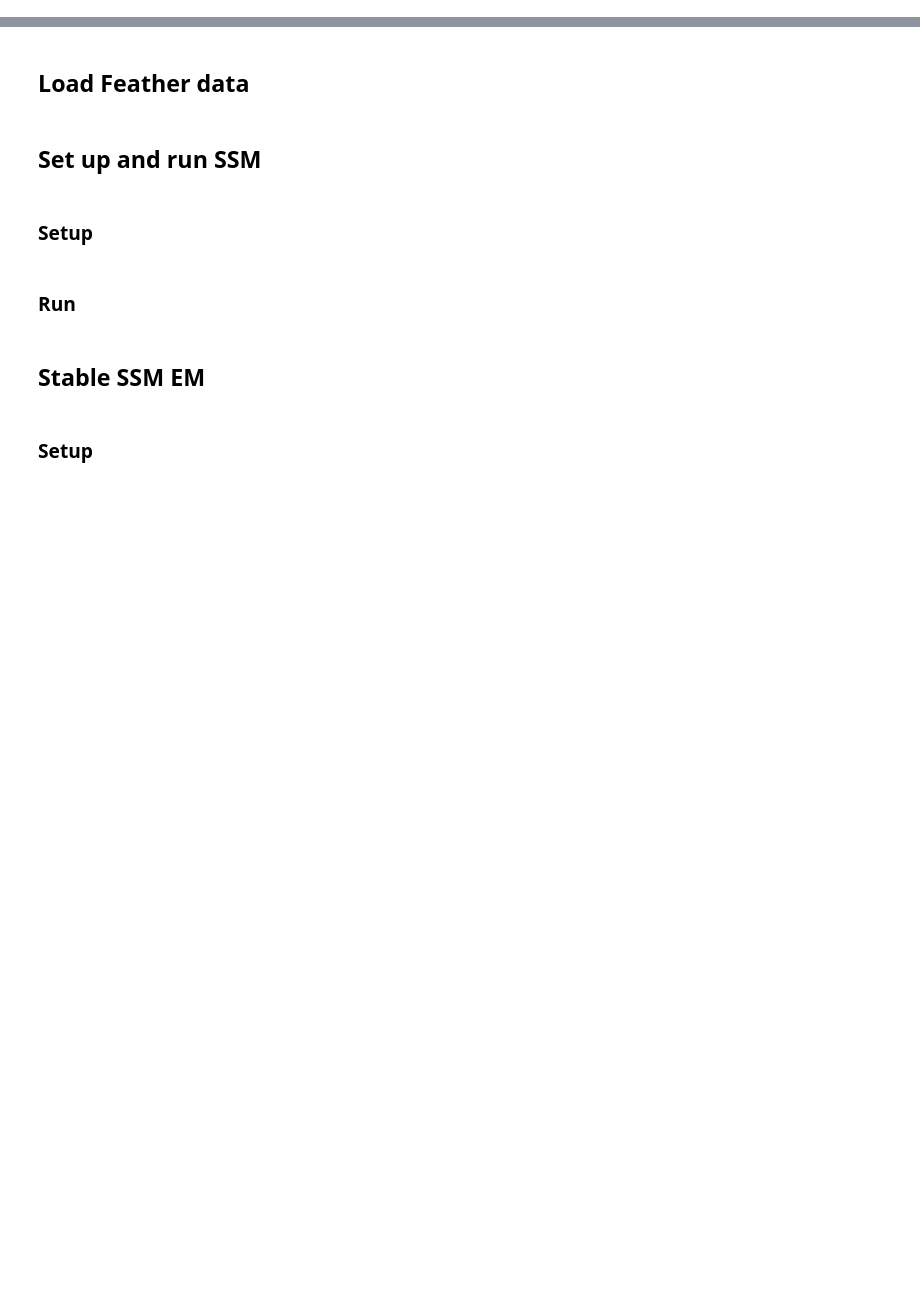
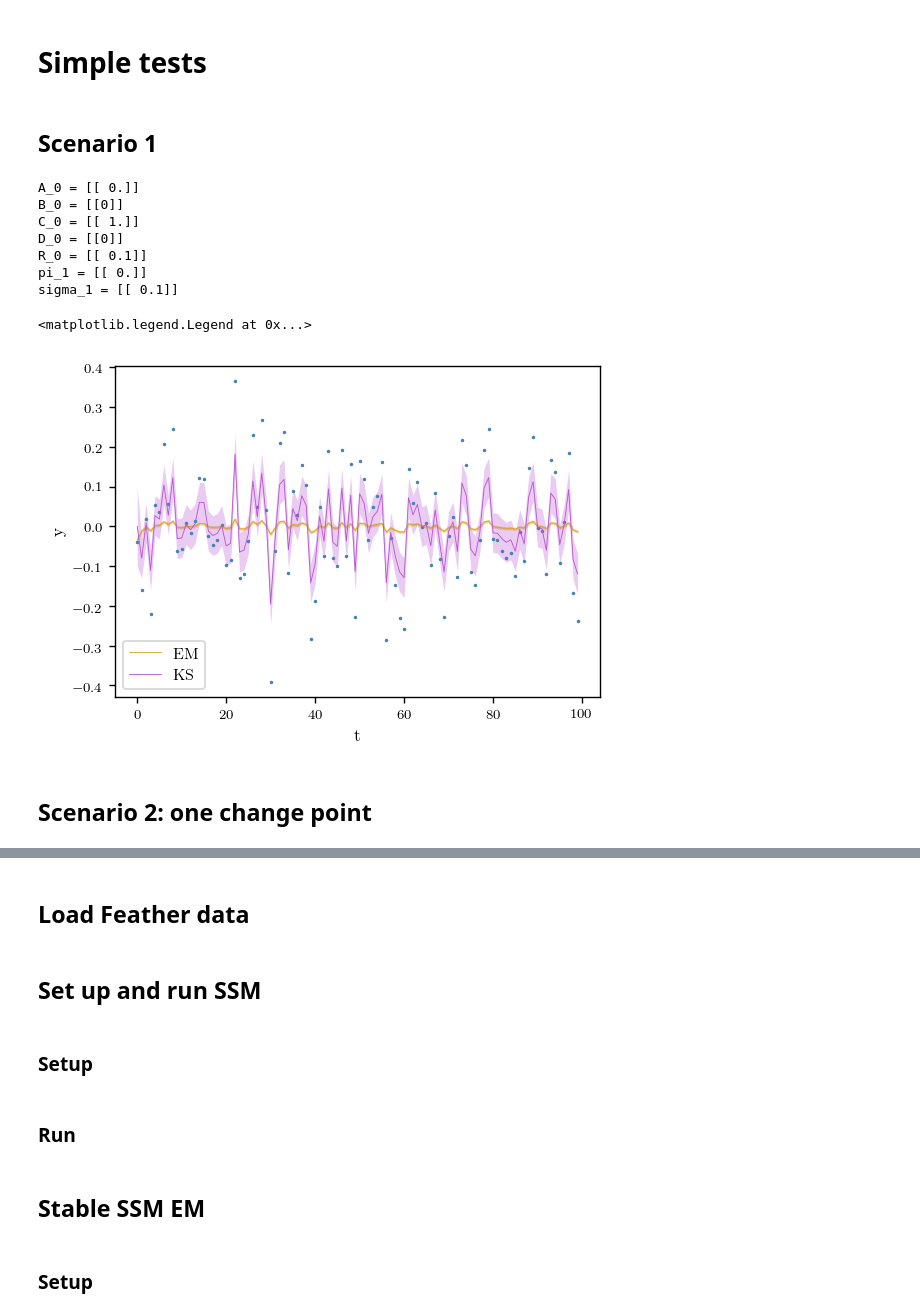
Before and after one commit to adam-coogan/snow_data_cleaning, a Jupyter notebook: scripts/SSM class test.ipynb, the cells around one changed output, grey strips where cells are left out. Saved outputs shown, nothing was run; the diff lists cells and outputs as text; code cells hidden in the pictures; blank space fills up the shorter version.

Commit message:
Small changes in SSM class. Tested switching for some simple test datasets.

```diff
--- a/scripts/SSM class test.ipynb
+++ b/scripts/SSM class test.ipynb
@@ -9,3 +9,5 @@ from Utilities import *
 from ModelTest import loadTestSets
 # %%
 colors = 2*[c["color"] for c in plt.rcParams["axes.prop_cycle"]]
+# %% [markdown]
+# Simple tests
@@ -11,0 +32,70 @@ colors = 2*[c["color"] for c in plt.rcParams["axes.prop_cycle"]]
+# %% [markdown]
+## Scenario 1
+# %%
+T_1 = 100
+A_1 = np.array([0.0]).reshape([1, 1])
+C_1 = np.array([1.0]).reshape([1, 1])
+Q_1 = np.array([0.1]).reshape([1, 1])
+R_1 = np.array([0.1]).reshape([1, 1])
+pi1_1 = np.array([0.0]).reshape([1, 1])
+sigma1_1 = np.array([0.1]).reshape([1, 1])
+
+x_1, y_1 = gen_data(A_1, C_1, Q_1, R_1, pi1_1, sigma1_1, T_1)
+# %%
+ssm_1 = SSM(y_1, 1, v=np.zeros([1, T_1]))
+ssm_1.em(100)
+
+# Get observation estimates and error band
+y_hat_1 = ssm_1.get_y_hat()
+y_em_err_1 = np.einsum("ij,ki,tjk->it", ssm_1.Cs[0], ssm_1.Cs[0], ssm_1.sigma_smooth)
+# %%
+# Plot data
+plt.plot(y_1.T, '.', color=colors[0], markersize=2)
+
+# Plot smoothed state computed using EM
+ssm_1.print_params()
+plt.plot(y_hat_1.T, color=colors[2], label="EM", linewidth=0.5)
+plt.fill_between(range(T_1),
+                 (y_hat_1 - 2*y_em_err_1).flatten().T,
+                 (y_hat_1 + 2*y_em_err_1).flatten().T,
+                 linewidth=1,
+                 alpha=0.3,
+                 color=colors[2])
+
+# Plug in true parameter values
+ssm_1.As = np.array([A_1])
+ssm_1.Bs = np.array([np.array([0]).reshape([1, 1])])
+ssm_1.Cs = np.array([C_1])
+ssm_1.Ds = np.array([np.array([0]).reshape([1, 1])])
+ssm_1.Qs = np.array([Q_1])
+ssm_1.Rs = np.array([R_1])
+ssm_1.pi1 = pi1_1
+ssm_1.sigma1 = sigma1_1
+
+# Plot smoothed state and error band
+ssm_1.smooth()
+y_smooth = np.einsum("ij,jt->it", ssm_1.Cs[0], ssm_1.x_smooth)
+plt.plot(y_smooth.T, color=colors[3], linewidth=0.5, label="KS")
+y_smooth_err = np.einsum("ij,ki,tjk->it", ssm_1.Cs[0], ssm_1.Cs[0], ssm_1.sigma_smooth)
+plt.fill_between(range(T_1),
+                 (y_smooth - y_smooth_err).flatten().T,
+                 (y_smooth + y_smooth_err).flatten().T,
+                 linewidth=0,
+                 alpha=0.3,
+                 color=colors[3])
+
+plt.xlabel("t")
+plt.ylabel("y")
+plt.legend(loc="lower left")
+# %% [output]
+A_0 = [[ 0.]]
+B_0 = [[0]]
+C_0 = [[ 1.]]
+D_0 = [[0]]
+R_0 = [[ 0.1]]
+pi_1 = [[ 0.]]
+sigma_1 = [[ 0.1]]
+<matplotlib.legend.Legend at 0x...>
+[figure, added]
+# %% [markdown]
+## Scenario 2: one change point
```
Also changed, not shown: parts of 6 cells of this notebook, 1 other file.
